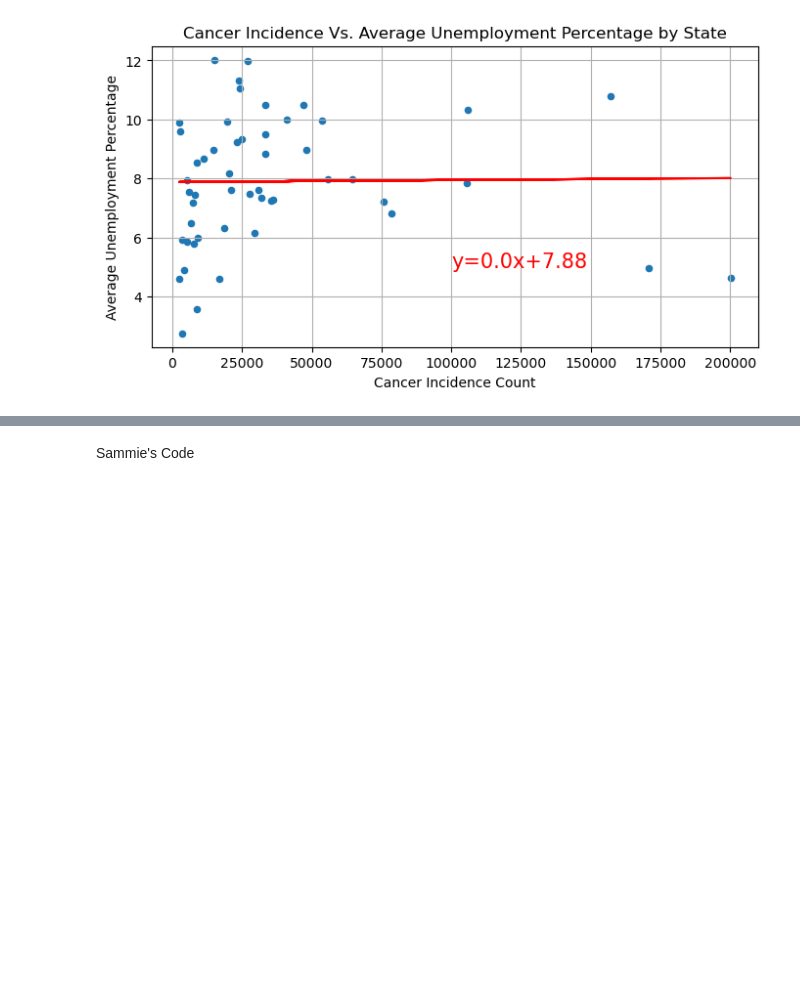
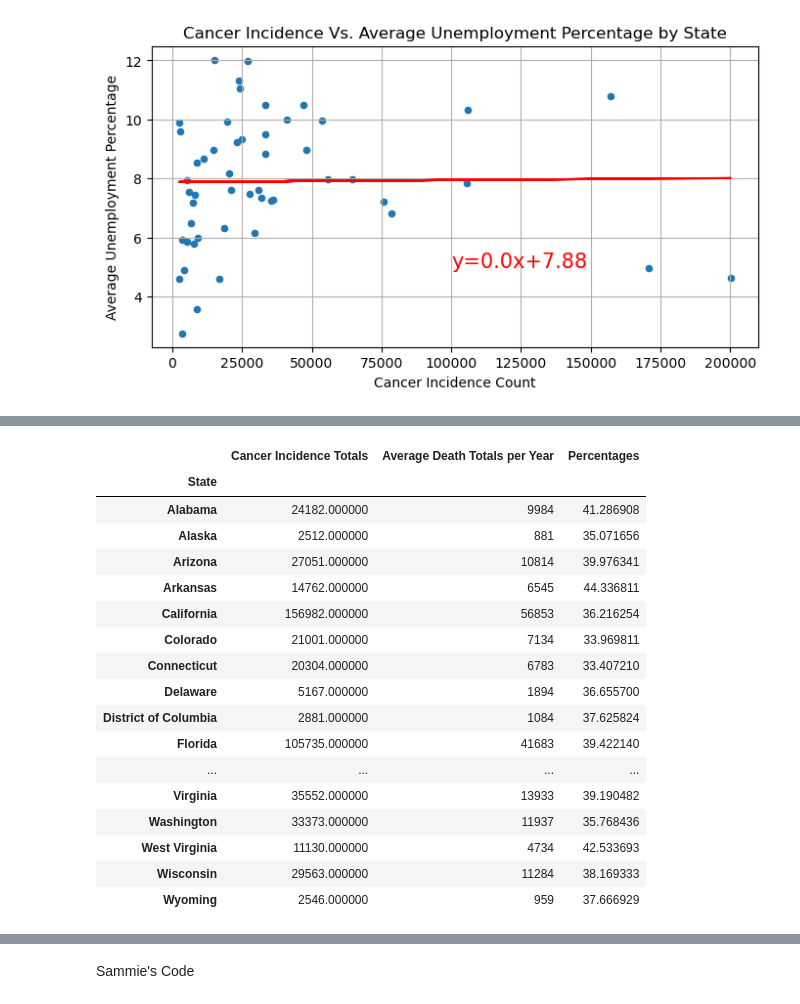
Before and after one commit to Chemistasaurus/Project-1, a Jupyter notebook: Cancer_Death_File.ipynb, the cells around one changed output, grey strips where cells are left out. Drawn from its saved outputs; the diff is of its cells as text; code cells hidden in the pictures; blank space fills up the shorter version.

```diff
--- a/Cancer_Death_File.ipynb
+++ b/Cancer_Death_File.ipynb
@@ -106,3 +124,23 @@ grouped_cancer_df.rename(columns={'Cancer_Incidence_Count': 'Cancer Incidence To
 # %%
 # Calculate the percentage of Average Deaths that resulted from total incidence by State.
 grouped_cancer_df['Percentages'] = (grouped_cancer_df['Average Death Totals per Year'] / grouped_cancer_df['Cancer Incidence Totals']) * 100
+grouped_cancer_df
+# %% [output]
+|  | Cancer Incidence Totals | Average Death Totals per Year | Percentages |
+| State |  |  |  |
+| Alabama | 24182.000000 | 9984 | 41.286908 |
+| Alaska | 2512.000000 | 881 | 35.071656 |
+| Arizona | 27051.000000 | 10814 | 39.976341 |
+| Arkansas | 14762.000000 | 6545 | 44.336811 |
+| California | 156982.000000 | 56853 | 36.216254 |
+| Colorado | 21001.000000 | 7134 | 33.969811 |
+| Connecticut | 20304.000000 | 6783 | 33.407210 |
+| Delaware | 5167.000000 | 1894 | 36.655700 |
+| District of Columbia | 2881.000000 | 1084 | 37.625824 |
+| Florida | 105735.000000 | 41683 | 39.422140 |
+| ... | ... | ... | ... |
+| Virginia | 35552.000000 | 13933 | 39.190482 |
+| Washington | 33373.000000 | 11937 | 35.768436 |
+| West Virginia | 11130.000000 | 4734 | 42.533693 |
+| Wisconsin | 29563.000000 | 11284 | 38.169333 |
+| Wyoming | 2546.000000 | 959 | 37.666929 |
```
Also changed, not shown: parts of 5 cells of this notebook, 1 other file.
